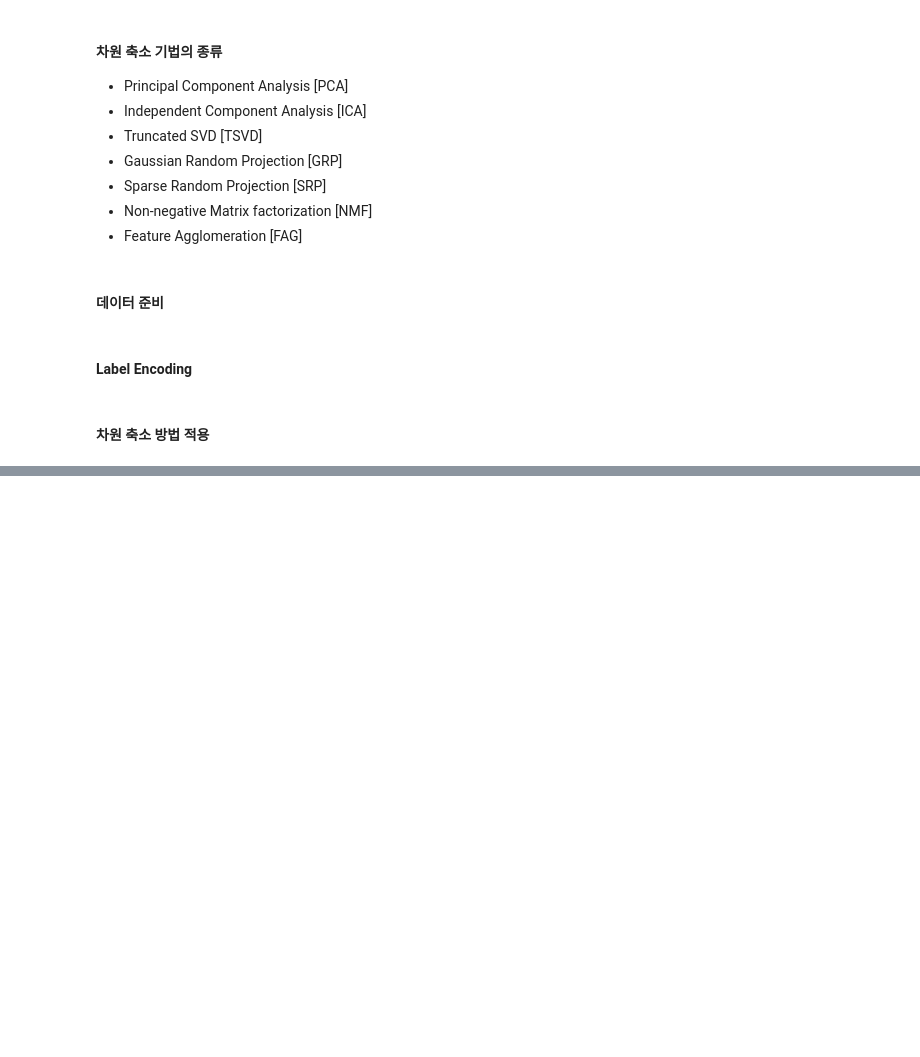
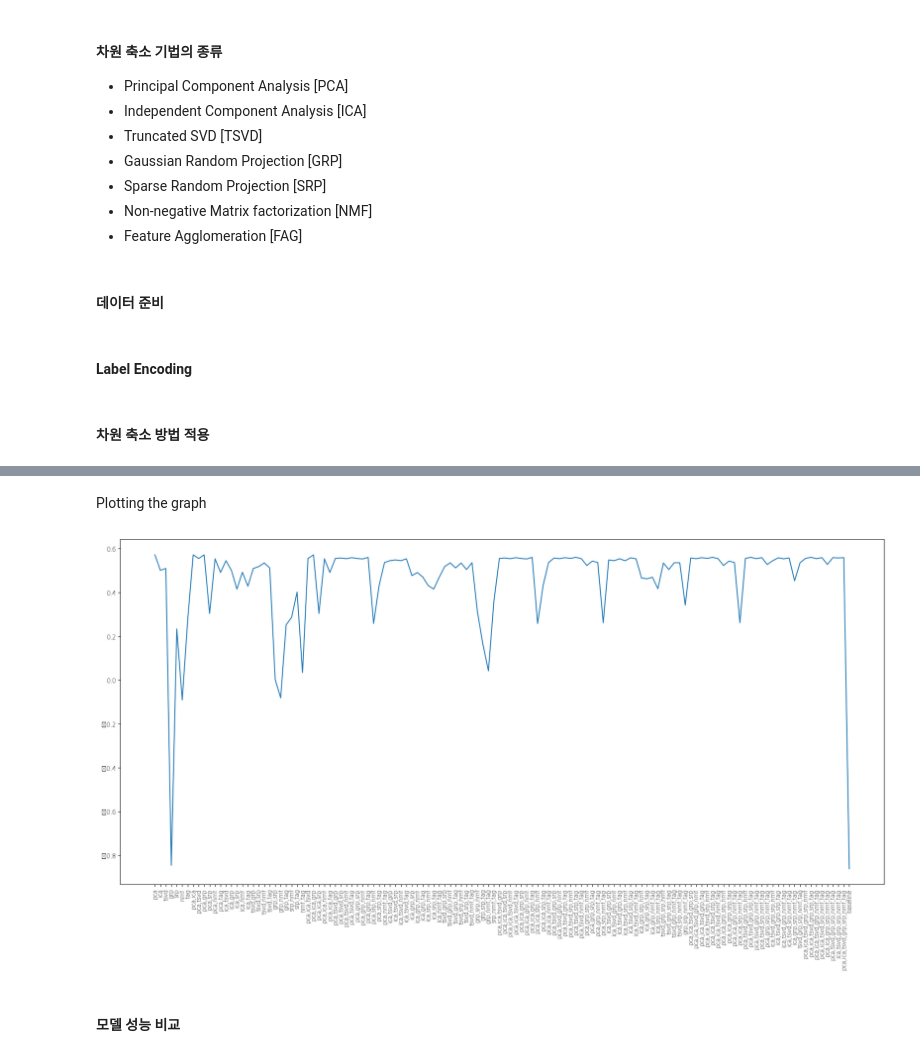
Before and after one commit to yunyun3599/MLStudy, a Jupyter notebook: Data_Anaylsis_And_Machine_Learning/08_car_manufacturing_test_time_prediction/car_manufacturing_test_time_prediction.ipynb, the cells around one changed output, grey strips where cells are left out. Saved outputs shown, nothing was run; the diff lists cells and outputs as text; code cells hidden in the pictures; blank space fills up the shorter version.

```diff
--- a/Data_Anaylsis_And_Machine_Learning/08_car_manufacturing_test_time_prediction/car_manufacturing_test_time_prediction.ipynb
+++ b/Data_Anaylsis_And_Machine_Learning/08_car_manufacturing_test_time_prediction/car_manufacturing_test_time_prediction.ipynb
@@ -473,0 +476,38 @@ dim_reds.append(('fag', train_fag, test_fag))
+# %%
+combs = [combinations(dim_reds, i+1) for i in range(0, len(dim_reds))]
+# %%
+dr_scores = list()
+for c1 in combs:
+  for c2 in c1:
+    train_, test_, id_ = list(), list(), list()
+    for k in c2:
+      train_.append(k[1])
+      test_.append(k[2])
+      id_.append(k[0])
+
+    train_x = train.reset_index(drop=True)
+    train_.append(train_x)
+    test_.append(test)
+
+    train_ = pd.concat(train_, axis=1)
+    test_ = pd.concat(test_, axis=1)
+
+############### ElasticNet Model ###############
+    model = ElasticNet(alpha=0.014, tol=0.11, l1_ratio=0.9999999,
+                       fit_intercept=False, warm_start=True,
+                       copy_X=True, precompute=False, positive=False, max_iter=60)
+    model.fit(train_, y_train)
+    c_score = r2_score(y_train, model.predict(train_))
+
+    dr_scores.append((','.join(id_), c_score))
+# %%
+# ElasticNet 적용 이후 R^2 구하기
+
+model = ElasticNet(alpha=0.014, tol=0.11, l1_ratio=0.9999999,
+                   fit_intercept=False, warm_start=True,
+                   copy_X=True, precompute=False, positive=False, max_iter=60)
+model.fit(train, y_train)
+full_score = r2_score(y_train, model.predict(train))
+dr_scores.append(('baseline', full_score))
+# %% [markdown]
+Plotting the graph
@@ -473,0 +518,12 @@ dim_reds.append(('fag', train_fag, test_fag))
+# %%
+x_axis = [c[0] for c in dr_scores]
+y_axis = [c[1] for c in dr_scores]
+fig, ax = plt.subplots(figsize=(22, 10))
+plt.plot(y_axis)
+ax.set_xticks(range(len(x_axis)))
+ax.set_xticklabels(x_axis, rotation='vertical')
+plt.show()
+# %% [output]
+[figure, added]
+# %% [markdown]
+#### 모델 성능 비교
```
Also changed, not shown: parts of 6 cells of this notebook.
